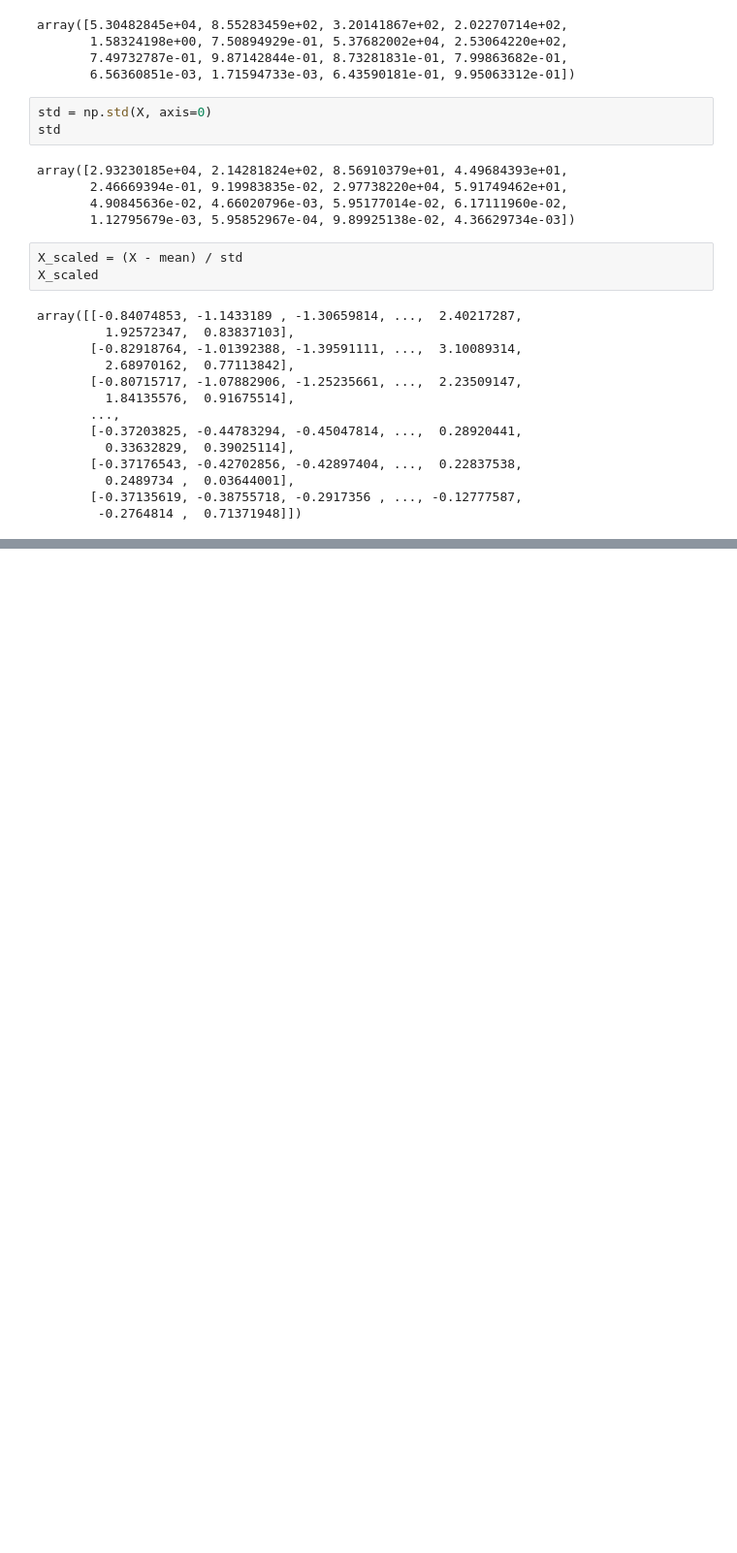
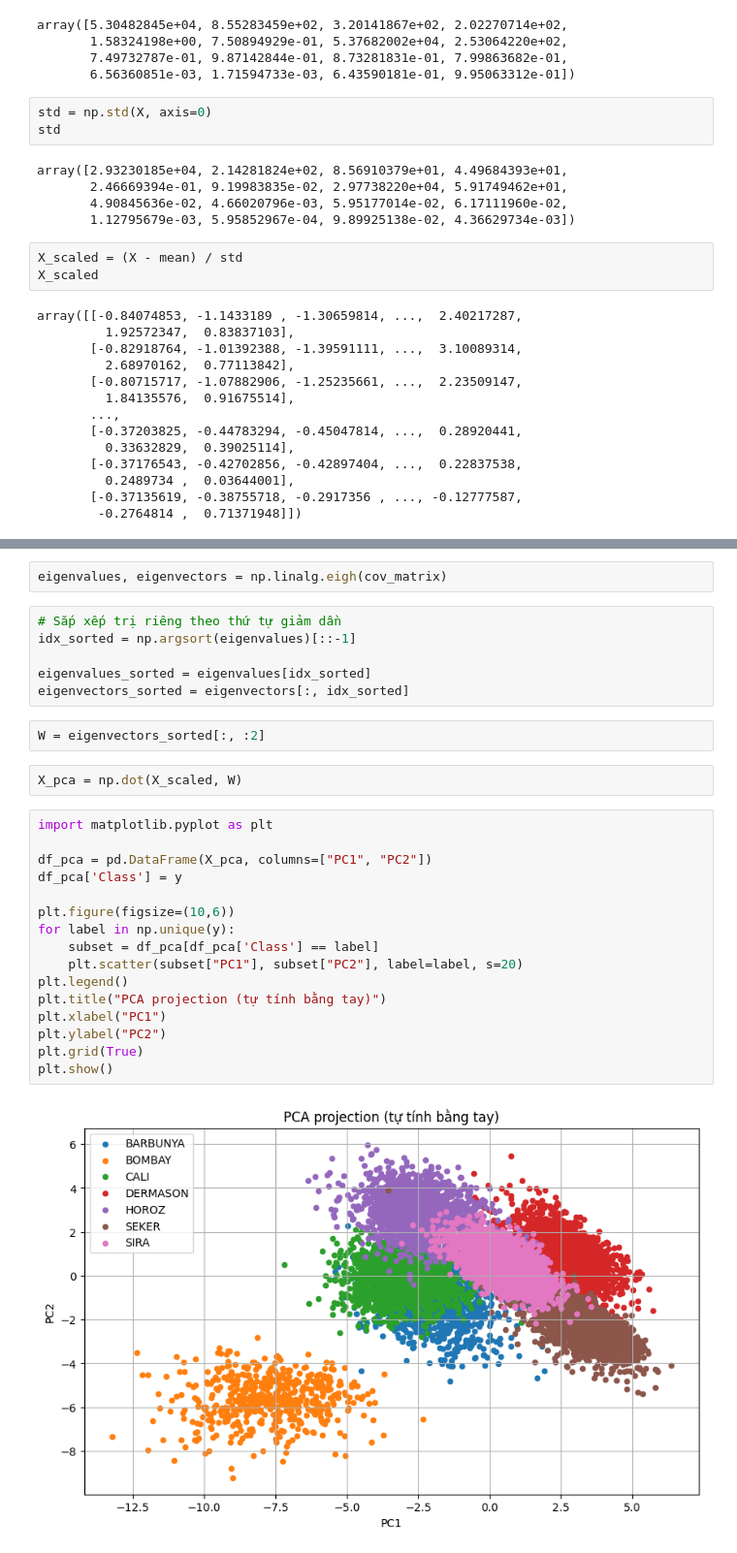
Before and after one commit to alaricbat/SoftmaxRegression, a Jupyter notebook: SoftmaxRegression/program/softmax_handson.ipynb, the cells around one changed output, grey strips where cells are left out. Shown: that part at 97% size. Drawn from its saved outputs; the diff is of its cells as text; blank space fills up the shorter version.

```diff
--- a/SoftmaxRegression/program/softmax_handson.ipynb
+++ b/SoftmaxRegression/program/softmax_handson.ipynb
@@ -113,0 +136,30 @@ array([[-0.84074853, -1.1433189 , -1.30659814, ...,  2.40217287,
+# %%
+eigenvalues, eigenvectors = np.linalg.eigh(cov_matrix)
+# %%
+# Sắp xếp trị riêng theo thứ tự giảm dần
+idx_sorted = np.argsort(eigenvalues)[::-1]
+
+eigenvalues_sorted = eigenvalues[idx_sorted]
+eigenvectors_sorted = eigenvectors[:, idx_sorted]
+# %%
+W = eigenvectors_sorted[:, :2]
+# %%
+X_pca = np.dot(X_scaled, W)
+# %%
+import matplotlib.pyplot as plt
+
+df_pca = pd.DataFrame(X_pca, columns=["PC1", "PC2"])
+df_pca['Class'] = y
+
+plt.figure(figsize=(10,6))
+for label in np.unique(y):
+    subset = df_pca[df_pca['Class'] == label]
+    plt.scatter(subset["PC1"], subset["PC2"], label=label, s=20)
+plt.legend()
+plt.title("PCA projection (tự tính bằng tay)")
+plt.xlabel("PC1")
+plt.ylabel("PC2")
+plt.grid(True)
+plt.show()
+# %% [output]
+[figure, added]
```
Also changed, not shown: parts of 1 cell of this notebook, 1 other file.
